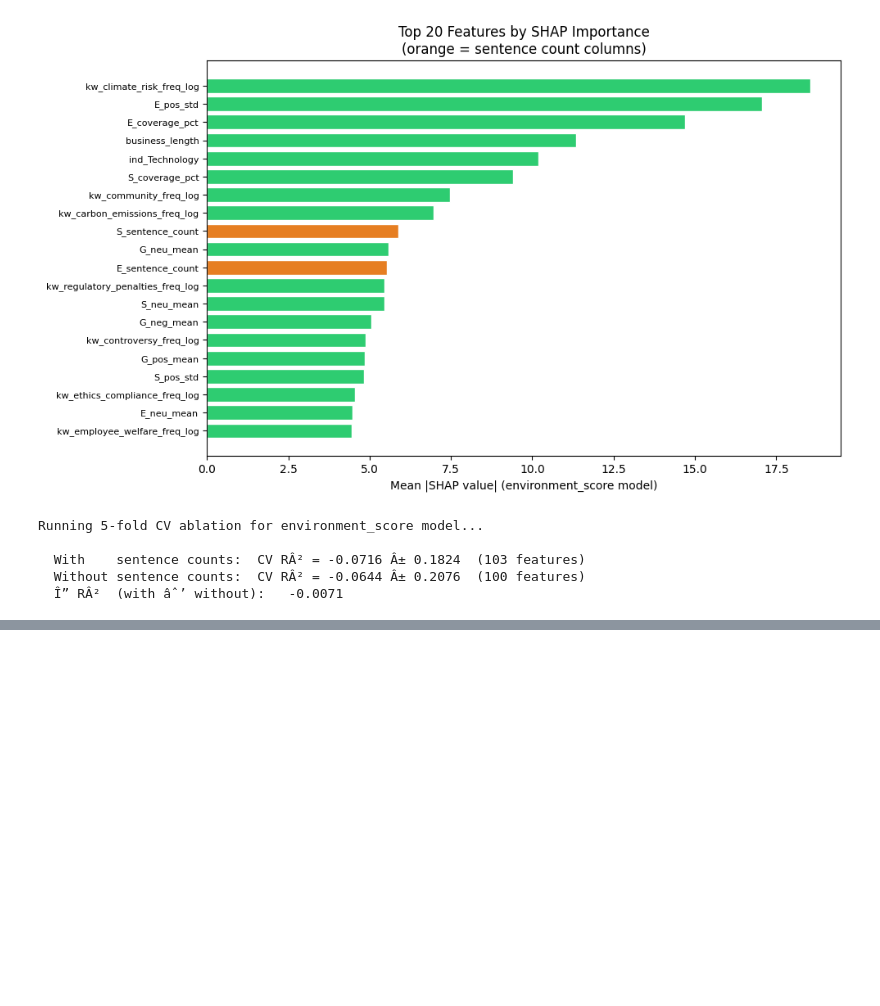
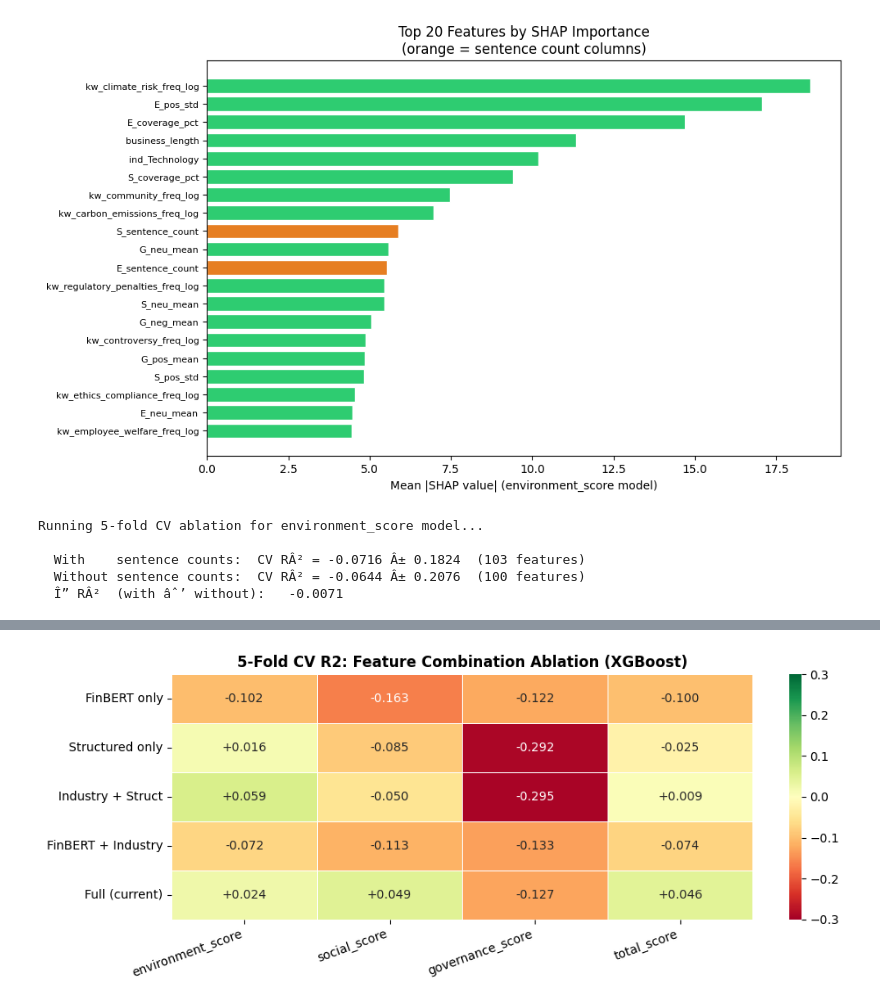
Before and after one commit to SU-IST707-SP26/group-project-machine-learners, a Jupyter notebook: work/Feature_Extraction_and_Modeling.ipynb, the cells around one changed output, grey strips where cells are left out. Saved outputs shown, nothing was run; the diff lists cells and outputs as text; code cells hidden in the pictures; blank space fills up the shorter version.

```diff
--- a/work/Feature_Extraction_and_Modeling.ipynb
+++ b/work/Feature_Extraction_and_Modeling.ipynb
@@ -1658,0 +1676,84 @@ Running 5-fold CV ablation for environment_score model...
+# %%
+from sklearn.model_selection import cross_val_score
+from xgboost import XGBRegressor
+import pandas as pd
+import numpy as np
+import matplotlib.pyplot as plt
+import seaborn as sns
+
+TARGETS = ['environment_score', 'social_score', 'governance_score', 'total_score']
+
+STRUCTURED_COLS = [
+    'log_total_assets', 'log_public_float',
+    'debt_to_assets', 'profit_margin', 'return_on_equity',
+]
+
+exclude_cols = ['ticker', 'industry', 'environment_score', 'social_score',
+                'governance_score', 'total_score', 'total_grade']
+all_feature_cols = [c for c in engineered_df.columns if c not in exclude_cols]
+
+industry_cols   = [c for c in all_feature_cols if c.startswith('ind_')]
+structured_cols = [c for c in STRUCTURED_COLS if c in all_feature_cols]
+finbert_cols    = [c for c in all_feature_cols
+                   if c not in structured_cols and c not in industry_cols]
+
+combinations = {
+    'FinBERT only':        finbert_cols,
+    'Structured only':     structured_cols,
+    'Industry + Struct':   industry_cols + structured_cols,
+    'FinBERT + Industry':  finbert_cols + industry_cols,
+    'Full (current)':      all_feature_cols,
+}
+
+print('Feature group sizes:')
+for name, cols in combinations.items():
+    print(f'  {name:<22} {len(cols):>4} features')
+print()
+
+def cv_r2(feature_cols, target, seed=42):
+    X = engineered_df[feature_cols].fillna(0)
+    y = engineered_df[target]
+    model = XGBRegressor(
+        n_estimators=300, max_depth=3, learning_rate=0.05,
+        subsample=0.8, colsample_bytree=0.7,
+        reg_lambda=5, reg_alpha=1, random_state=seed, verbosity=0,
+    )
+    scores = cross_val_score(model, X, y, cv=5, scoring='r2')
+    return scores.mean()
+
+# Run all combinations x all targets
+records = []
+total_runs = len(combinations) * len(TARGETS)
+run = 0
+for combo_name, cols in combinations.items():
+    for target in TARGETS:
+        run += 1
+        r2 = cv_r2(cols, target)
+        records.append({'Combination': combo_name, 'Target': target, 'CV_R2': r2})
+        print(f'[{run:>2}/{total_runs}] {combo_name:<22} | {target:<20} | R2 = {r2:+.3f}')
+
+results_df = pd.pivot_table(
+    pd.DataFrame(records),
+    index='Combination', columns='Target', values='CV_R2'
+)[TARGETS]
+
+# Order rows to match combinations dict
+results_df = results_df.reindex(list(combinations.keys()))
+
+print('5-Fold CV R2 by Feature Combination:')
+print(results_df.round(3).to_string())
+
+# ── Heatmap ──────────────────────────────────────────────────────────────────
+fig, ax = plt.subplots(figsize=(10, 4))
+sns.heatmap(
+    results_df, annot=True, fmt='+.3f', cmap='RdYlGn',
+    center=0, vmin=-0.3, vmax=0.3,
+    linewidths=0.5, ax=ax
+)
+ax.set_title('5-Fold CV R2: Feature Combination Ablation (XGBoost)', fontsize=12, fontweight='bold')
+ax.set_xlabel('')
+ax.set_ylabel('')
+plt.xticks(rotation=20, ha='right')
+plt.tight_layout()
+plt.show()
+# %% [output]
@@ -1658,0 +1777 @@ Running 5-fold CV ablation for environment_score model...
+[figure, added]
```
Also changed, not shown: parts of 19 cells of this notebook, 8 other files.
